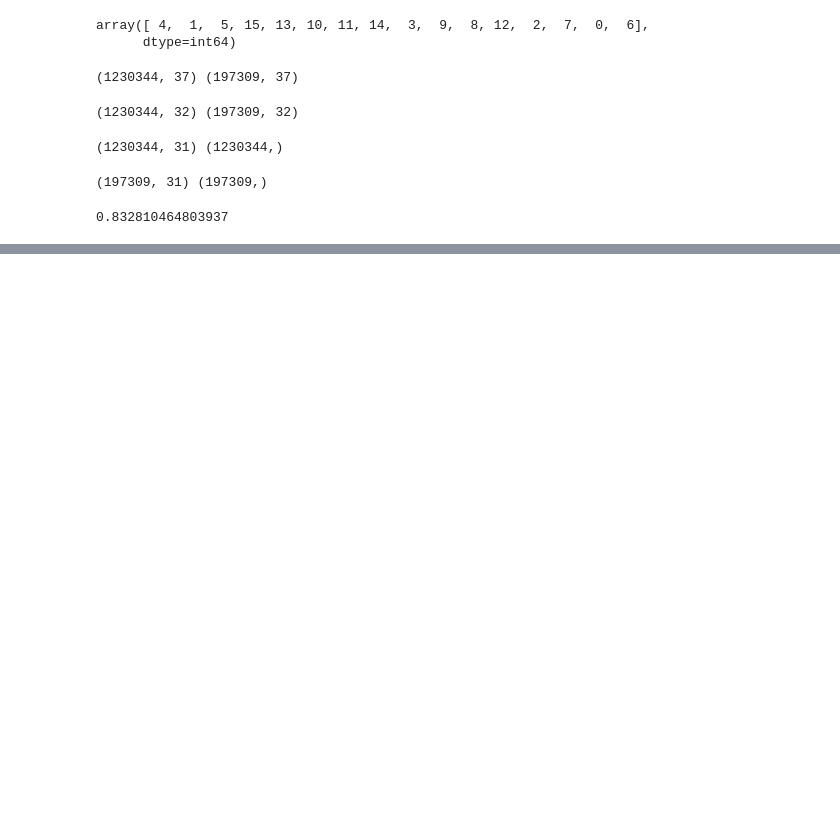
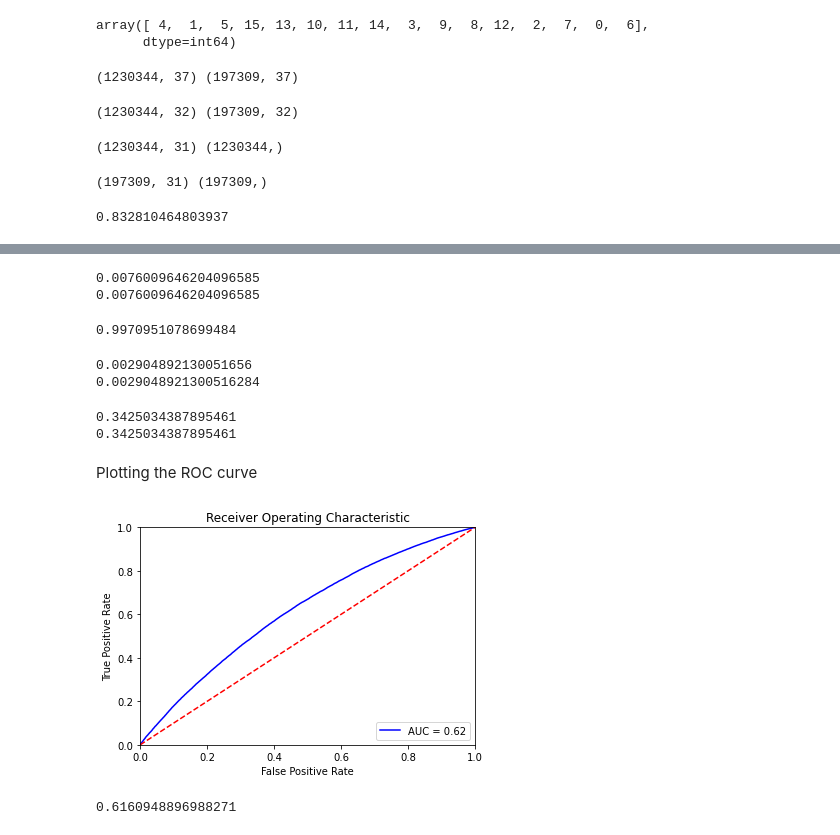
Before and after one commit to nikhilsoni091094/AzureMLFoundation, a Jupyter notebook: course_labs_python/Lab5_Train_and_evaluate_a_model.ipynb, the cells around one changed output, grey strips where cells are left out. Drawn from its saved outputs; the diff is of its cells as text; code cells hidden in the pictures; blank space fills up the shorter version.

```diff
--- a/course_labs_python/Lab5_Train_and_evaluate_a_model.ipynb
+++ b/course_labs_python/Lab5_Train_and_evaluate_a_model.ipynb
@@ -109,0 +136,55 @@ accuracy
+# %%
+sensitivity = TP / float(FN + TP)
+
+print(sensitivity)
+print(metrics.recall_score(testy, model.predict(testX)))
+# %% [output]
+0.0076009646204096585
+0.0076009646204096585
+# %%
+specificity = TN / (TN + FP)
+
+print(specificity)
+# %% [output]
+0.9970951078699484
+# %%
+false_positive_rate = FP / float(TN + FP)
+
+print(false_positive_rate)
+print(1 - specificity)
+# %% [output]
+0.002904892130051656
+0.0029048921300516284
+# %%
+precision = TP / float(TP + FP)
+
+print(precision)
+print(metrics.precision_score(testy, model.predict(testX)))
+# %% [output]
+0.3425034387895461
+0.3425034387895461
+# %% [markdown]
+Plotting the ROC curve
+# %%
+# calculate the fpr and tpr for all thresholds of the classification
+probs = model.predict_proba(testX)
+preds = probs[:,1]
+fpr, tpr, threshold = metrics.roc_curve(testy, preds)
+roc_auc = metrics.auc(fpr, tpr)
+
+plt.title('Receiver Operating Characteristic')
+plt.plot(fpr, tpr, 'b', label = 'AUC = %0.2f' % roc_auc)
+plt.legend(loc = 'lower right')
+plt.plot([0, 1], [0, 1],'r--')
+plt.xlim([0, 1])
+plt.ylim([0, 1])
+plt.ylabel('True Positive Rate')
+plt.xlabel('False Positive Rate')
+plt.show()
+# %% [output]
+[figure, added]
+# %%
+# IMPORTANT: first argument is true values, second argument is predicted probabilities
+print(metrics.roc_auc_score(testy, preds))
+# %% [output]
+0.6160948896988271
```
Also changed, not shown: parts of 4 cells of this notebook.
